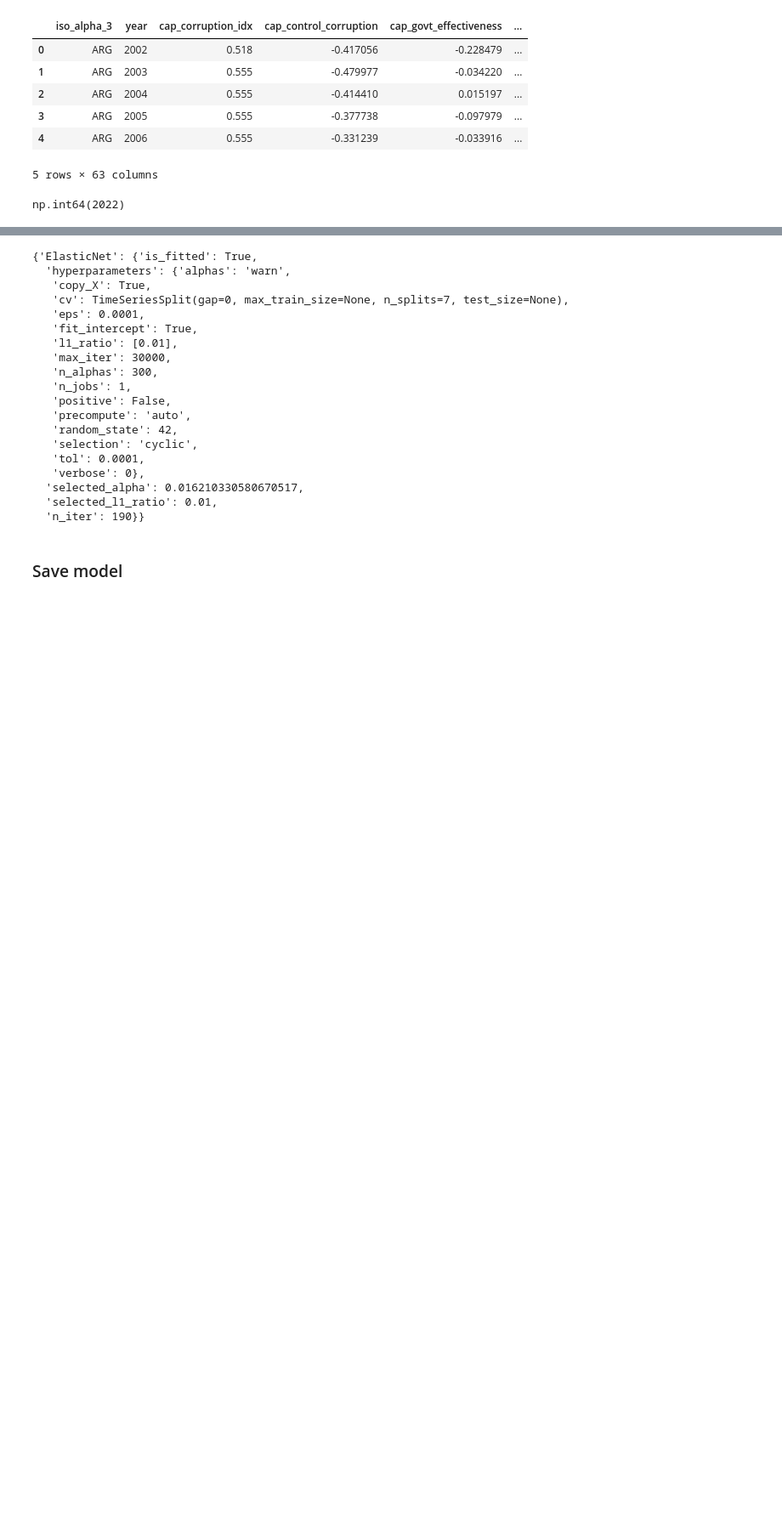
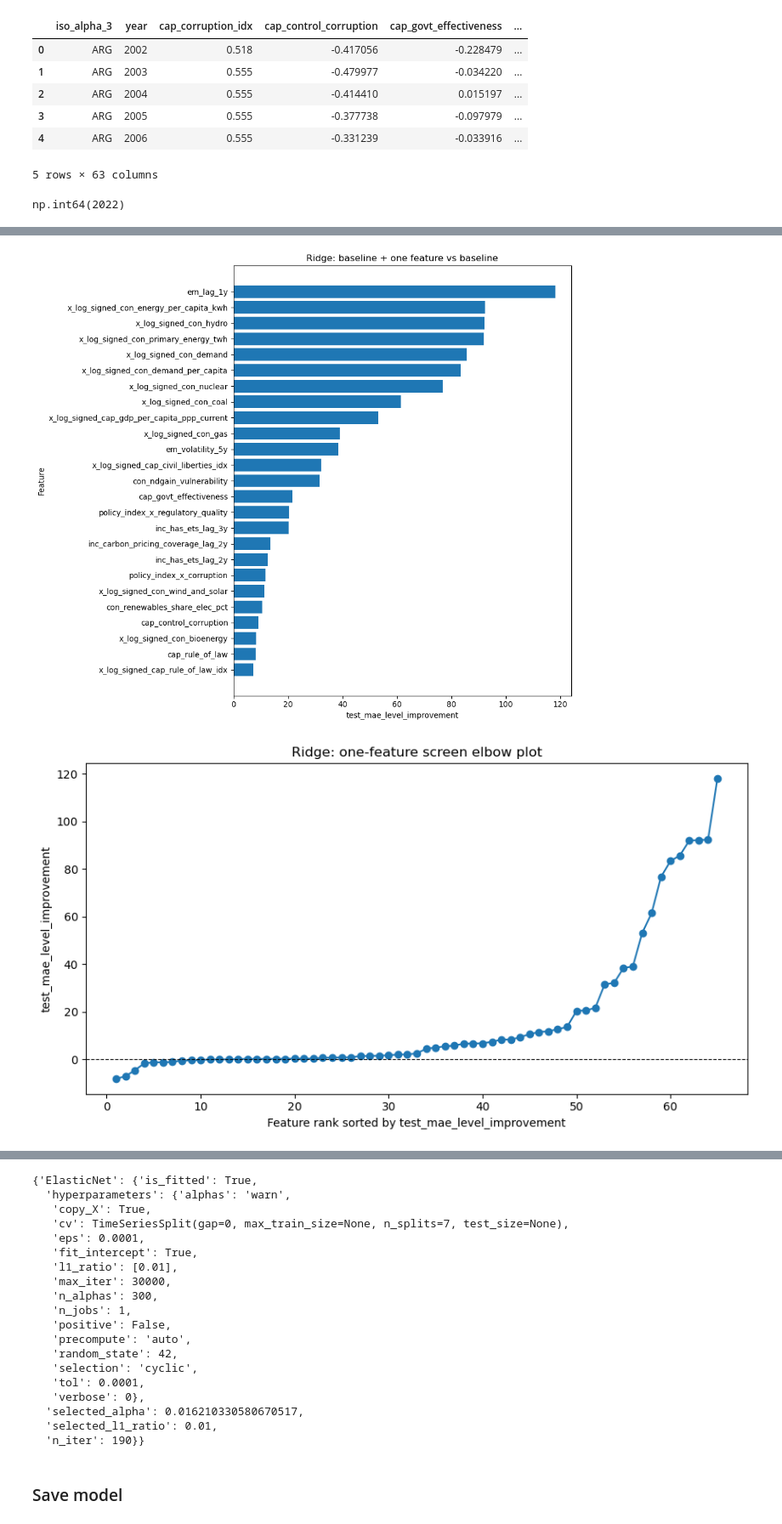
Before and after one commit to jroblar/ndc_evaluation, a Jupyter notebook: ml/robustness_check_oecd_policy_index.ipynb, the cells around one changed output, grey strips where cells are left out. Shown at 85% size. Saved outputs shown, nothing was run; the diff lists cells and outputs as text; code cells hidden in the pictures; blank space fills up the shorter version.

```diff
--- a/ml/robustness_check_oecd_policy_index.ipynb
+++ b/ml/robustness_check_oecd_policy_index.ipynb
@@ -845,3 +753,41 @@ features_list
  'em_trend_5y',
  'em_acceleration',
  'em_volatility_5y']
+# %%
+enet_params = dict(
+    l1_ratio=[0.01],
+    n_alphas=300,          # wider alpha search
+    eps=1e-4,              # allow smaller alphas
+    cv=7,
+    max_iter=30000,
+    n_jobs=1,
+    random_state=42,
+)
+
+
+ra_ablation = RegressionAnalysis(
+    df=training_df,
+    target_col=target_var,
+    group_col="iso_alpha_3",
+    year_col="year",
+    holdout_years=5,
+    scaler_type="standard",
+    feature_cols=features_list,
+    include_year=False,
+    enet_params=enet_params
+)
+# %%
+feature_screen_df = ra_ablation.single_feature_baseline_experiment(
+    features=features_list,
+    model="Ridge",
+    include_group=True,
+    include_year_trend=True,
+    dropna=True,
+    sort_by="test_mae_level_improvement",
+    ascending=False,
+    plot=True,
+    top_n=25,
+)
+# %% [output]
+[figure, added]
+[figure, added]
```
Also changed, not shown: parts of 19 cells of this notebook, 3 other files.
